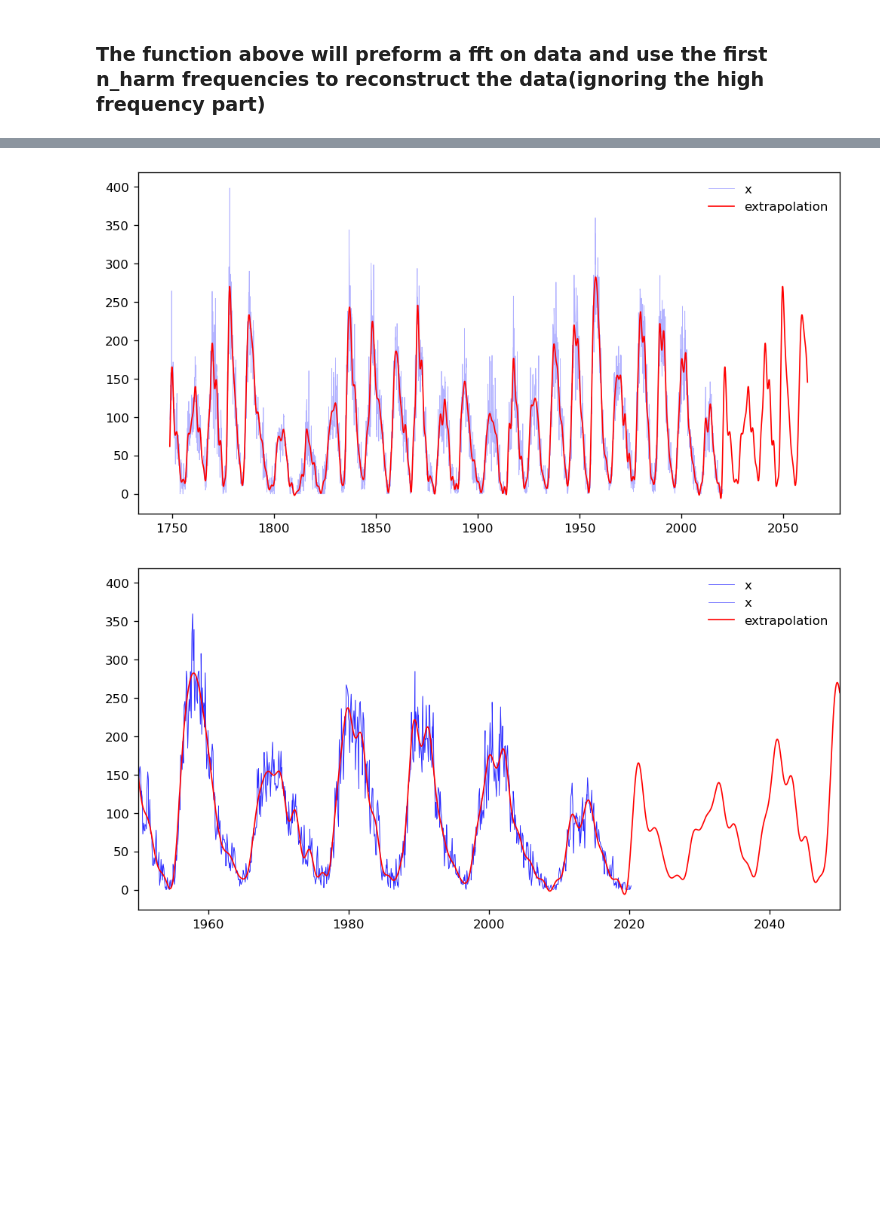
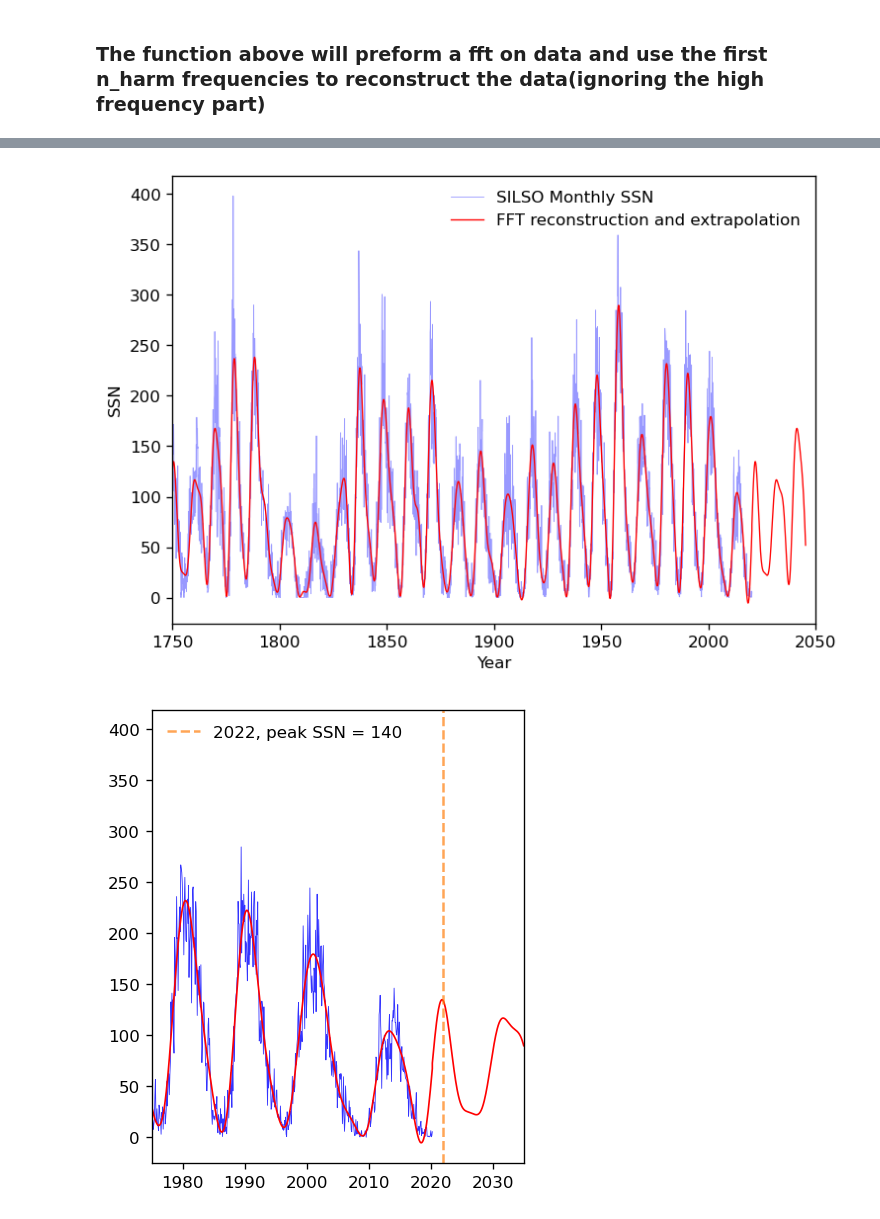
Before and after one commit to christandoi/ast596fds-final, a Jupyter notebook: frank/nb2.ipynb, the cells around one changed output, grey strips where cells are left out. Cells and saved outputs as stored; diff of their text form; code cells hidden in the pictures; blank space fills up the shorter version.

```diff
--- a/frank/nb2.ipynb
+++ b/frank/nb2.ipynb
@@ -35,31 +78,42 @@ t = silso_monthly[:,1]
 # %%
-n_predict = 500
-n_harm    = 150
+n_predict = 300
+n_harm    = 60
 extrapolation = fourierExtrapolation(x, n_predict, n_harm)
 
 step = (t[-1]-t[0])/len(t)
+extra_frac_year = np.concatenate((t, np.linspace(t[-1], t[-1]+n_predict*step+0.5*step, n_predict)) )
 
-extra_frac_year = np.arange(t[0], t[-1]+n_predict*step, step)
+fig,ax = plt.subplots(figsize=(7,5), dpi=120)
 
-fig,ax = plt.subplots(figsize=(10,5), dpi=120)
-
-plt.plot(t, x, 'b', label = 'x', lw=0.5, alpha=0.3)
-plt.plot(extra_frac_year, extrapolation, 'r', label = 'extrapolation', lw=1)
+plt.plot(t, x, 'b', label = 'SILSO Monthly SSN', lw=0.5, alpha=0.4)
+plt.plot(extra_frac_year, extrapolation, 'r', label = 'FFT reconstruction and extrapolation', lw=0.8)
 
 plt.legend(frameon=0)
+
+plt.xlim([1750,2050])
+
+plt.ylabel(r"SSN")
+plt.xlabel(r"Year")
+
+plt.savefig('FFT_extr.png')
+
 plt.show()
 # %% [output]
-[figure, old version]
+[figure, new version]
 # %%
-fig,ax = plt.subplots(figsize=(10,5), dpi=120)
+fig,ax = plt.subplots(figsize=(4,5), dpi=120)
 
-plt.plot(t, x, 'b', label = 'x', lw=0.5, alpha=0.6)
-plt.plot(silso_monthly[:,1], silso_monthly[:,2], 'b', label = 'x', lw=0.5, alpha=0.6)
-plt.plot(extra_frac_year, extrapolation, 'r', label = 'extrapolation', lw=1)
+plt.plot(t, x, 'b',  lw=0.5, alpha=0.8)
+plt.plot(extra_frac_year, extrapolation, 'r',  lw=1)
 
-plt.xlim([1950,2050])
+plt.xlim([1975,2035])
+
+plt.axvline(2022, ls='--', c='C1', lw=1.5, alpha=0.7, label='2022, peak SSN = 140')
+
 
 plt.legend(frameon=0)
+plt.savefig('FFT_extr2.png')
+
 plt.show()
 # %% [output]
-[figure, old version]
+[figure, new version]
```
Also changed, not shown: parts of 2 cells of this notebook, 12 other files.
